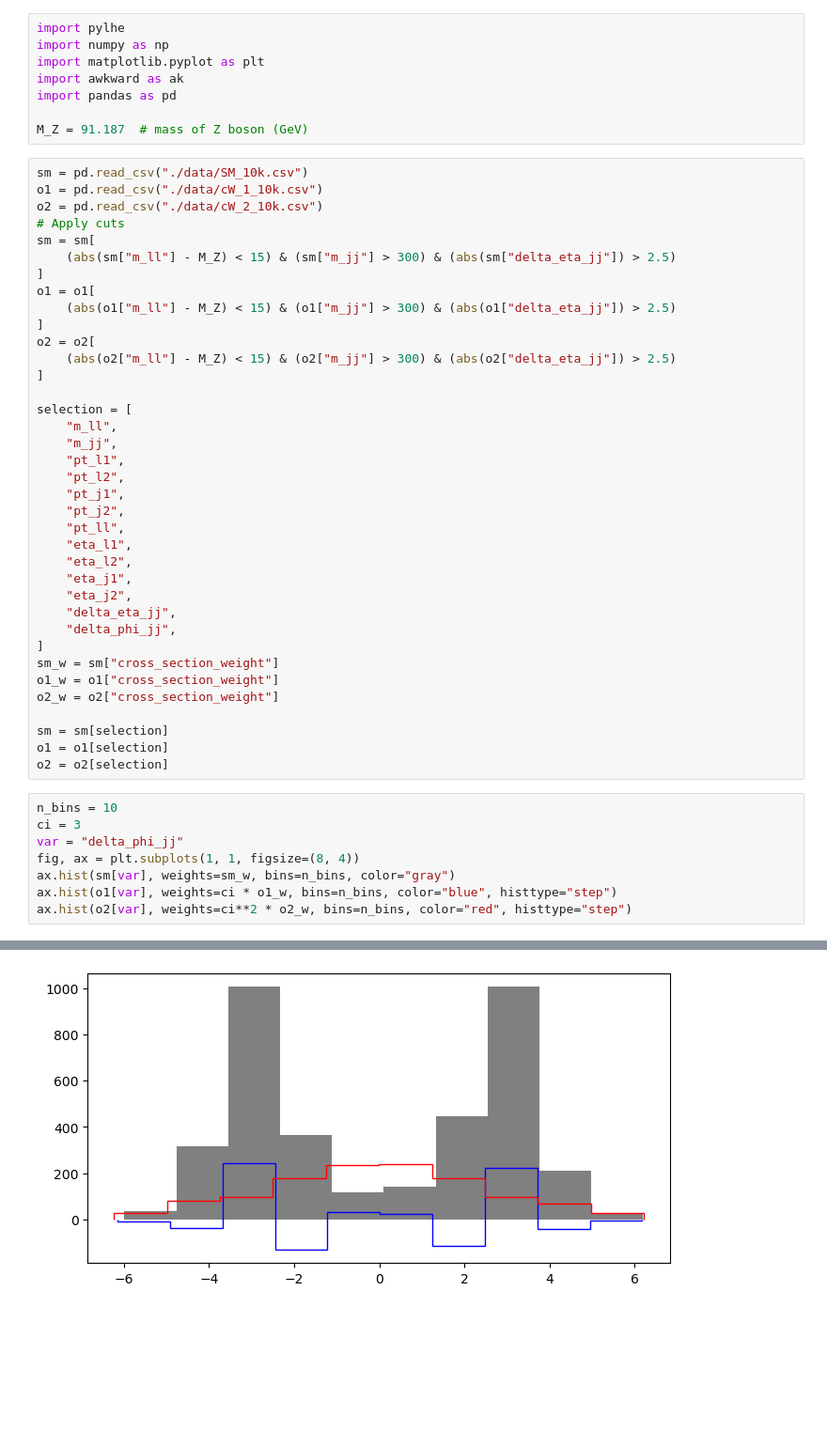
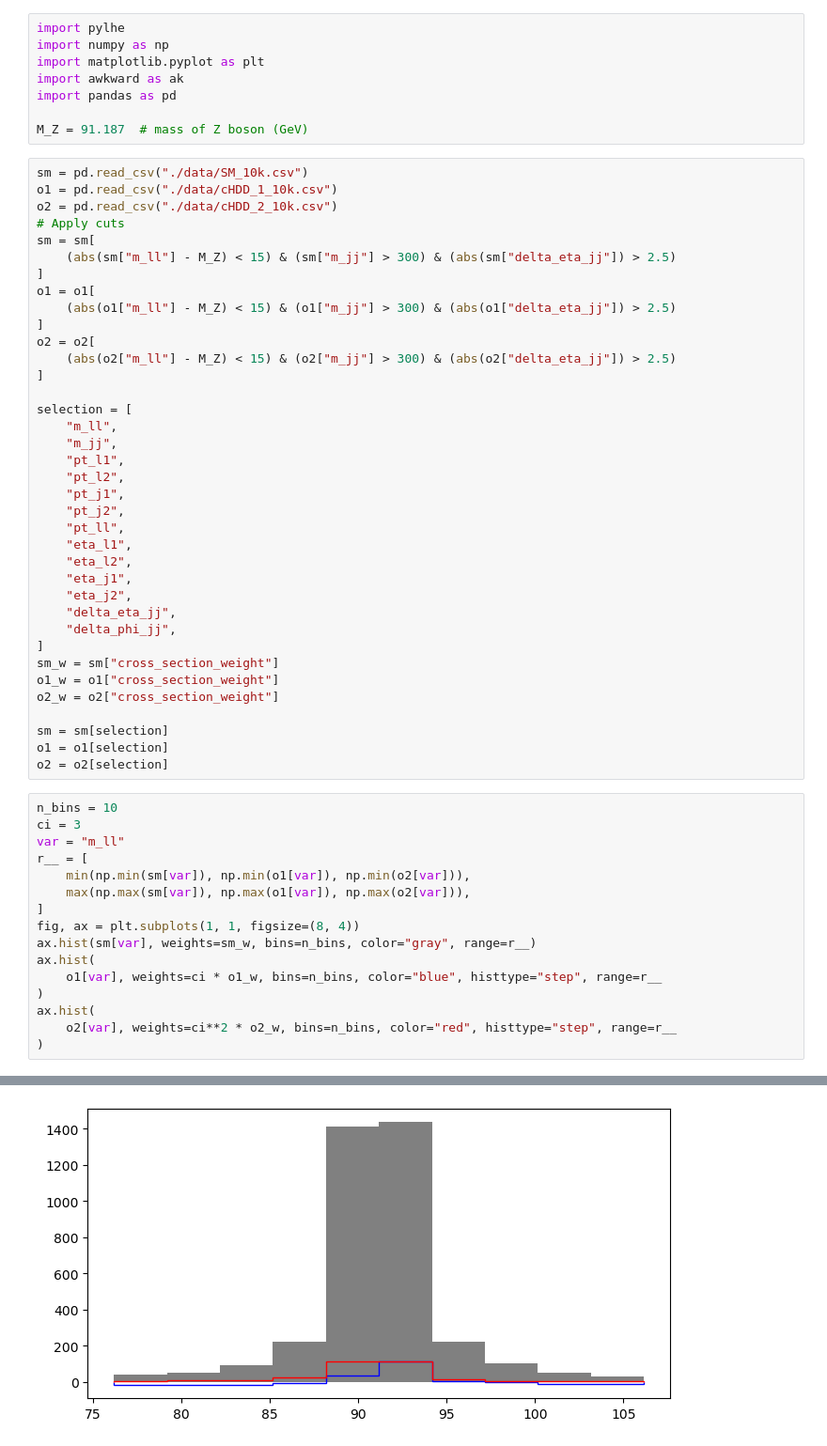
Before and after one commit to baptistebarthe/EFT-VAE, a Jupyter notebook: chi2.ipynb, the cells around one changed output, grey strips where cells are left out. Shown at 94% size. Cells and saved outputs as stored; diff of their text form; blank space fills up the shorter version.

Commit message:
finishing the project, generating graphs

```diff
--- a/chi2.ipynb
+++ b/chi2.ipynb
@@ -8,8 +8,8 @@ import pandas as pd
 M_Z = 91.187  # mass of Z boson (GeV)
 # %%
 sm = pd.read_csv("./data/SM_10k.csv")
-o1 = pd.read_csv("./data/cW_1_10k.csv")
-o2 = pd.read_csv("./data/cW_2_10k.csv")
+o1 = pd.read_csv("./data/cHDD_1_10k.csv")
+o2 = pd.read_csv("./data/cHDD_2_10k.csv")
 # Apply cuts
 sm = sm[
     (abs(sm["m_ll"] - M_Z) < 15) & (sm["m_jj"] > 300) & (abs(sm["delta_eta_jj"]) > 2.5)
@@ -46,9 +46,17 @@ o2 = o2[selection]
 # %%
 n_bins = 10
 ci = 3
-var = "delta_phi_jj"
+var = "m_ll"
+r__ = [
+    min(np.min(sm[var]), np.min(o1[var]), np.min(o2[var])),
+    max(np.max(sm[var]), np.max(o1[var]), np.max(o2[var])),
+]
 fig, ax = plt.subplots(1, 1, figsize=(8, 4))
-ax.hist(sm[var], weights=sm_w, bins=n_bins, color="gray")
-ax.hist(o1[var], weights=ci * o1_w, bins=n_bins, color="blue", histtype="step")
-ax.hist(o2[var], weights=ci**2 * o2_w, bins=n_bins, color="red", histtype="step")
+ax.hist(sm[var], weights=sm_w, bins=n_bins, color="gray", range=r__)
+ax.hist(
+    o1[var], weights=ci * o1_w, bins=n_bins, color="blue", histtype="step", range=r__
+)
+ax.hist(
+    o2[var], weights=ci**2 * o2_w, bins=n_bins, color="red", histtype="step", range=r__
+)
 # %% [output]
@@ -61,5 +69,5 @@ ax.hist(o2[var], weights=ci**2 * o2_w, bins=n_bins, color="red", histtype="step"
  [<matplotlib.patches.Polygon at 0x...>])
-[figure, old version]
+[figure, new version]
 # %%
 nbins = 200
 var = "delta_phi_jj"
```
Also changed, not shown: parts of 6 cells of this notebook, 12 other files.
